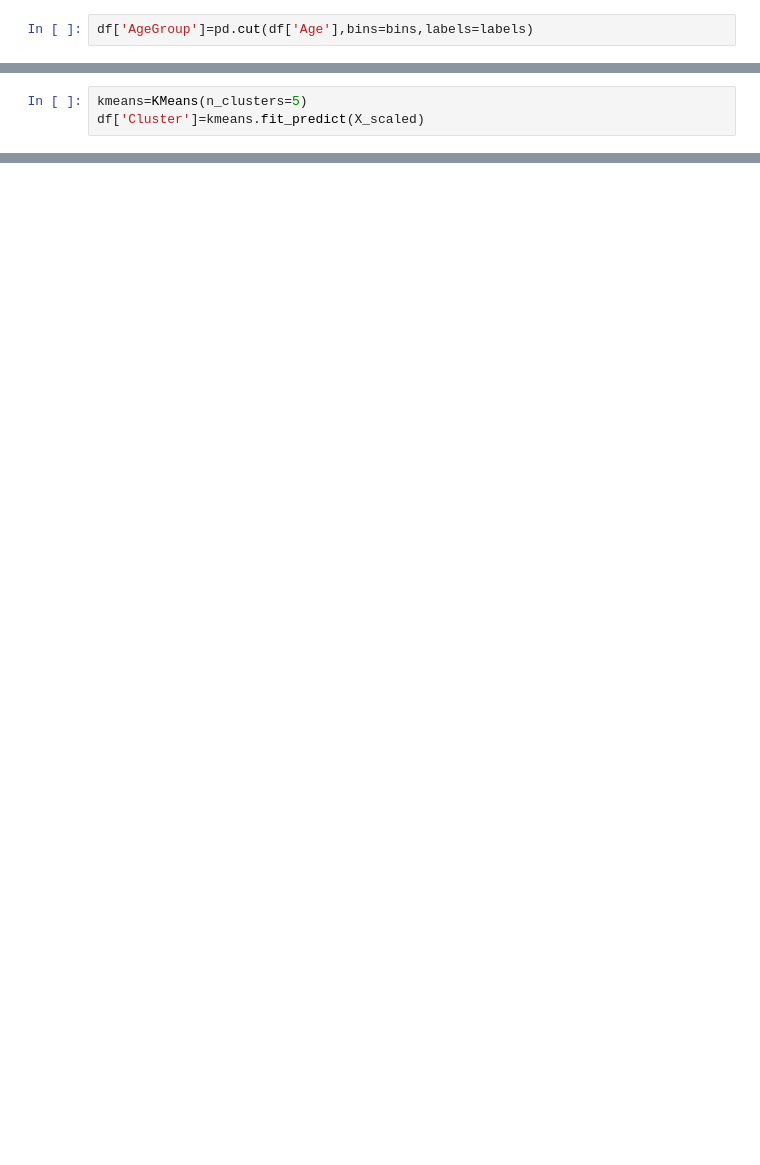
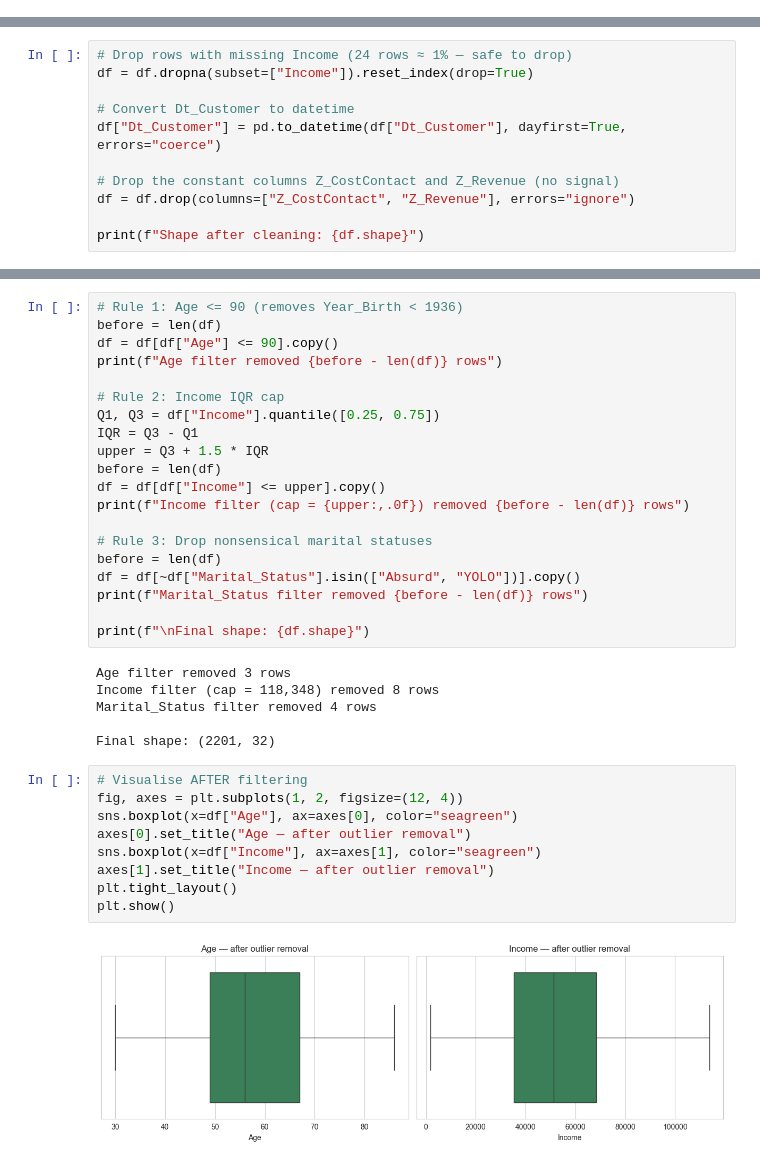
Before and after one commit to MainakJ99/customer-segmentation, a Jupyter notebook: customer_segmentation.ipynb, the cells around one changed output, grey strips where cells are left out. Drawn from its saved outputs; the diff is of its cells as text; blank space fills up the shorter version.

```diff
--- a/customer_segmentation.ipynb
+++ b/customer_segmentation.ipynb
@@ -307,2 +72,0 @@ labels=['18-29','30-39','40-49','50-59','60-69','70+']
-# %%
-df['AgeGroup']=pd.cut(df['Age'],bins=bins,labels=labels)
@@ -376,3 +72,0 @@ plt.show()
-# %%
-kmeans=KMeans(n_clusters=5)
-df['Cluster']=kmeans.fit_predict(X_scaled)
@@ -481,0 +84,11 @@ joblib.dump(scaler,"scaler.pkl")
+# %%
+# Drop rows with missing Income (24 rows ≈ 1% — safe to drop)
+df = df.dropna(subset=["Income"]).reset_index(drop=True)
+
+# Convert Dt_Customer to datetime
+df["Dt_Customer"] = pd.to_datetime(df["Dt_Customer"], dayfirst=True, errors="coerce")
+
+# Drop the constant columns Z_CostContact and Z_Revenue (no signal)
+df = df.drop(columns=["Z_CostContact", "Z_Revenue"], errors="ignore")
+
+print(f"Shape after cleaning: {df.shape}")
@@ -481,0 +162,37 @@ joblib.dump(scaler,"scaler.pkl")
+# %%
+# Rule 1: Age <= 90 (removes Year_Birth < 1936)
+before = len(df)
+df = df[df["Age"] <= 90].copy()
+print(f"Age filter removed {before - len(df)} rows")
+
+# Rule 2: Income IQR cap
+Q1, Q3 = df["Income"].quantile([0.25, 0.75])
+IQR = Q3 - Q1
+upper = Q3 + 1.5 * IQR
+before = len(df)
+df = df[df["Income"] <= upper].copy()
+print(f"Income filter (cap = {upper:,.0f}) removed {before - len(df)} rows")
+
+# Rule 3: Drop nonsensical marital statuses
+before = len(df)
+df = df[~df["Marital_Status"].isin(["Absurd", "YOLO"])].copy()
+print(f"Marital_Status filter removed {before - len(df)} rows")
+
+print(f"\nFinal shape: {df.shape}")
+# %% [output]
+Age filter removed 3 rows
+Income filter (cap = 118,348) removed 8 rows
+Marital_Status filter removed 4 rows
+
+Final shape: (2201, 32)
+# %%
+# Visualise AFTER filtering
+fig, axes = plt.subplots(1, 2, figsize=(12, 4))
+sns.boxplot(x=df["Age"], ax=axes[0], color="seagreen")
+axes[0].set_title("Age — after outlier removal")
+sns.boxplot(x=df["Income"], ax=axes[1], color="seagreen")
+axes[1].set_title("Income — after outlier removal")
+plt.tight_layout()
+plt.show()
+# %% [output]
+[figure, added]
```
Also changed, not shown: parts of 113 cells of this notebook, 4 other files.
